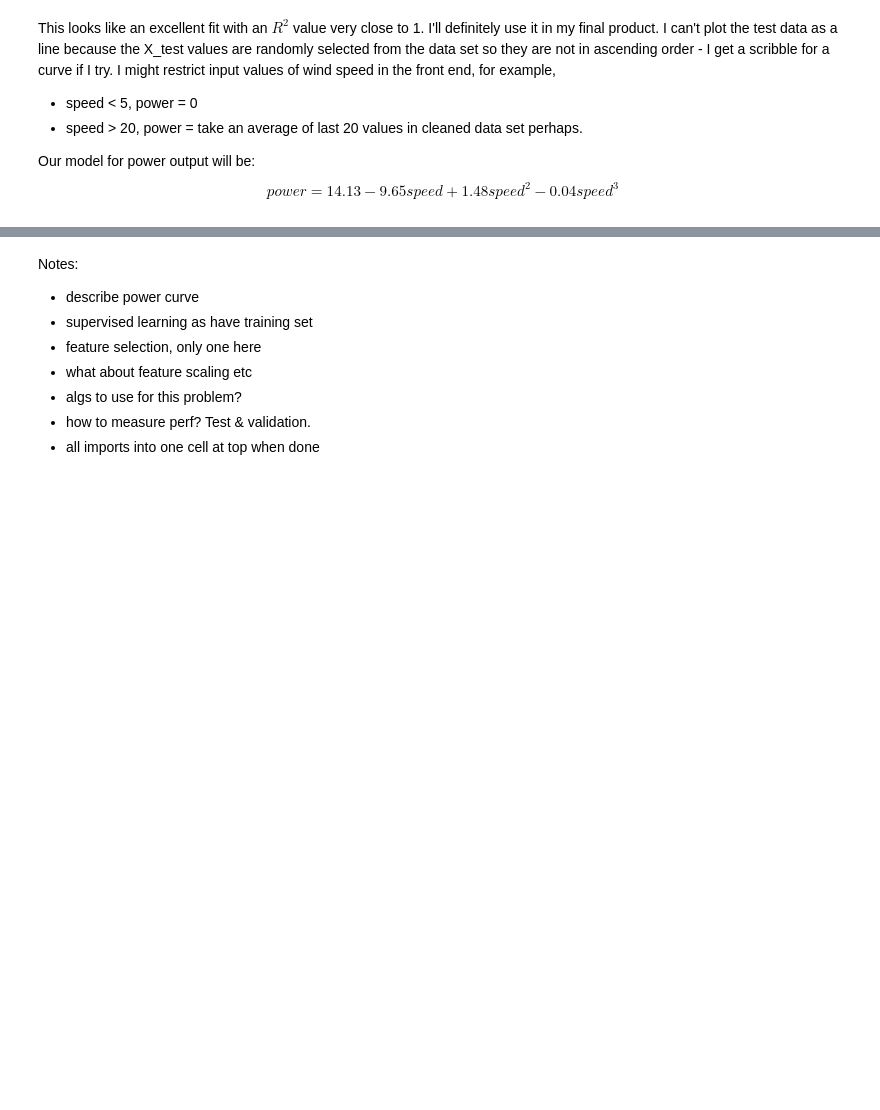
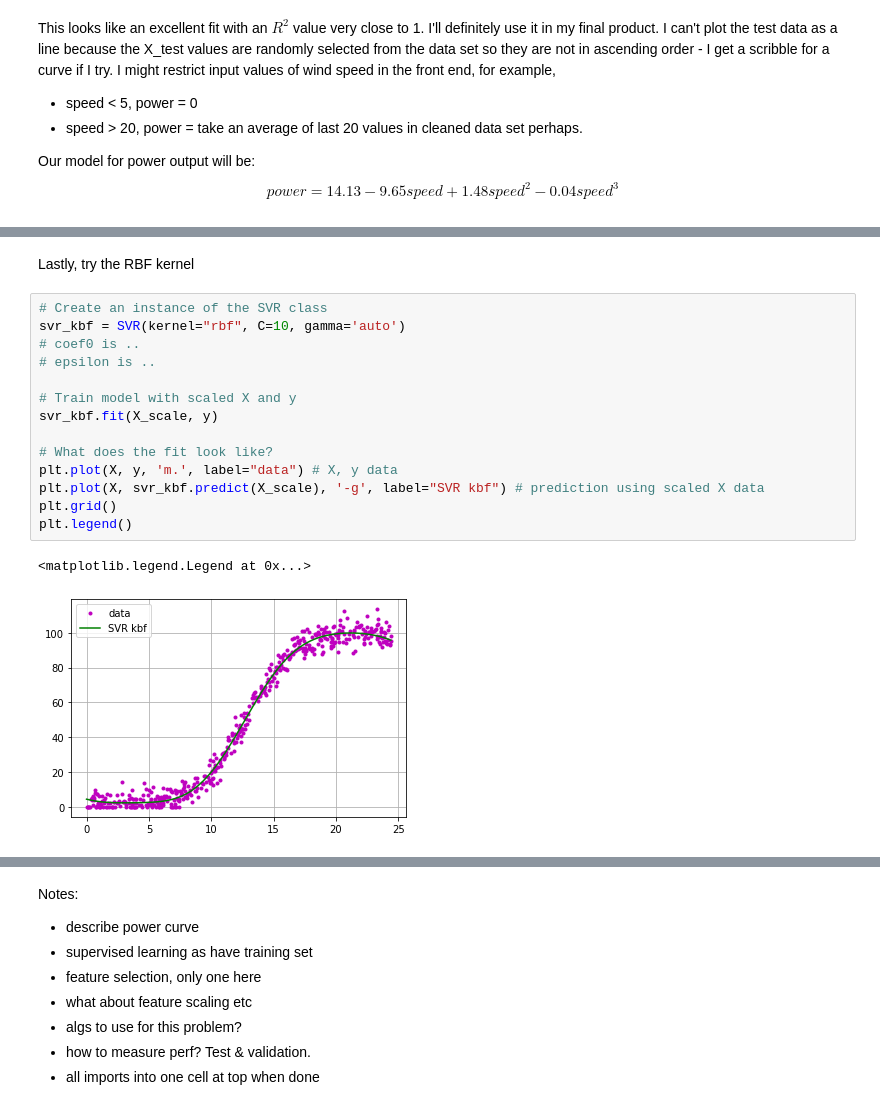
Before and after one commit to elizabethdaly/project-machine-learning, a Jupyter notebook: project-machine-learning.ipynb, the cells around one changed output, grey strips where cells are left out. Saved outputs shown, nothing was run; the diff lists cells and outputs as text; blank space fills up the shorter version.

```diff
--- a/project-machine-learning.ipynb
+++ b/project-machine-learning.ipynb
@@ -348,0 +417,19 @@ $$ power = 14.13 - 9.65 speed + 1.48 speed^2 - 0.04 speed^3$$
+# %% [markdown]
+Lastly, try the RBF kernel
+# %%
+# Create an instance of the SVR class
+svr_kbf = SVR(kernel="rbf", C=10, gamma='auto')
+# coef0 is ..
+# epsilon is ..
+
+# Train model with scaled X and y
+svr_kbf.fit(X_scale, y)
+
+# What does the fit look like?
+plt.plot(X, y, 'm.', label="data") # X, y data
+plt.plot(X, svr_kbf.predict(X_scale), '-g', label="SVR kbf") # prediction using scaled X data
+plt.grid()
+plt.legend()
+# %% [output]
+<matplotlib.legend.Legend at 0x...>
+[figure, added]
```
Also changed, not shown: parts of 25 cells of this notebook.
